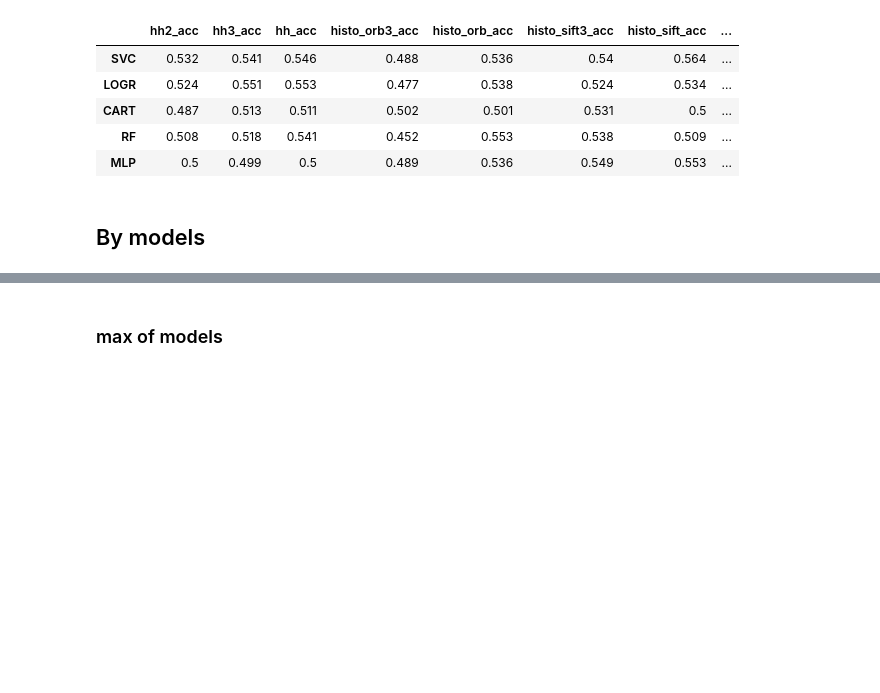
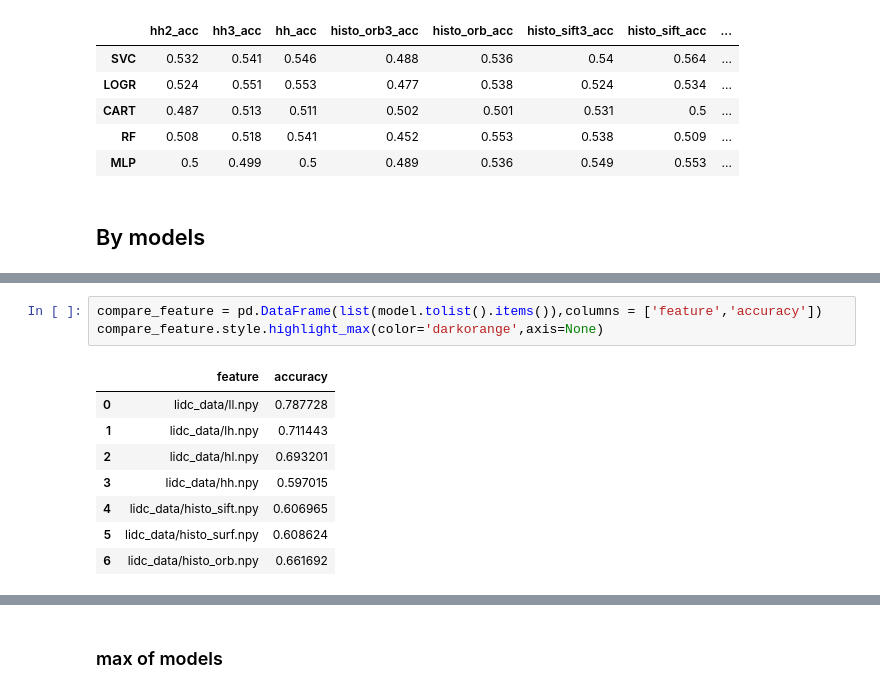
Before and after one commit to yeexunwei/lung-cancer-image-classification, a Jupyter notebook: Models Comparison.ipynb, the cells around one changed output, grey strips where cells are left out. Drawn from its saved outputs; the diff is of its cells as text; blank space fills up the shorter version.

```diff
--- a/Models Comparison.ipynb
+++ b/Models Comparison.ipynb
@@ -88,0 +89,12 @@ print(model)
+# %%
+compare_feature = pd.DataFrame(list(model.tolist().items()),columns = ['feature','accuracy'])
+compare_feature.style.highlight_max(color='darkorange',axis=None)
+# %% [output]
+|  | feature | accuracy |
+| 0 | lidc_data/ll.npy | 0.787728 |
+| 1 | lidc_data/lh.npy | 0.711443 |
+| 2 | lidc_data/hl.npy | 0.693201 |
+| 3 | lidc_data/hh.npy | 0.597015 |
+| 4 | lidc_data/histo_sift.npy | 0.606965 |
+| 5 | lidc_data/histo_surf.npy | 0.608624 |
+| 6 | lidc_data/histo_orb.npy | 0.661692 |
```
Also changed, not shown: parts of 7 cells of this notebook, 3 other files.
